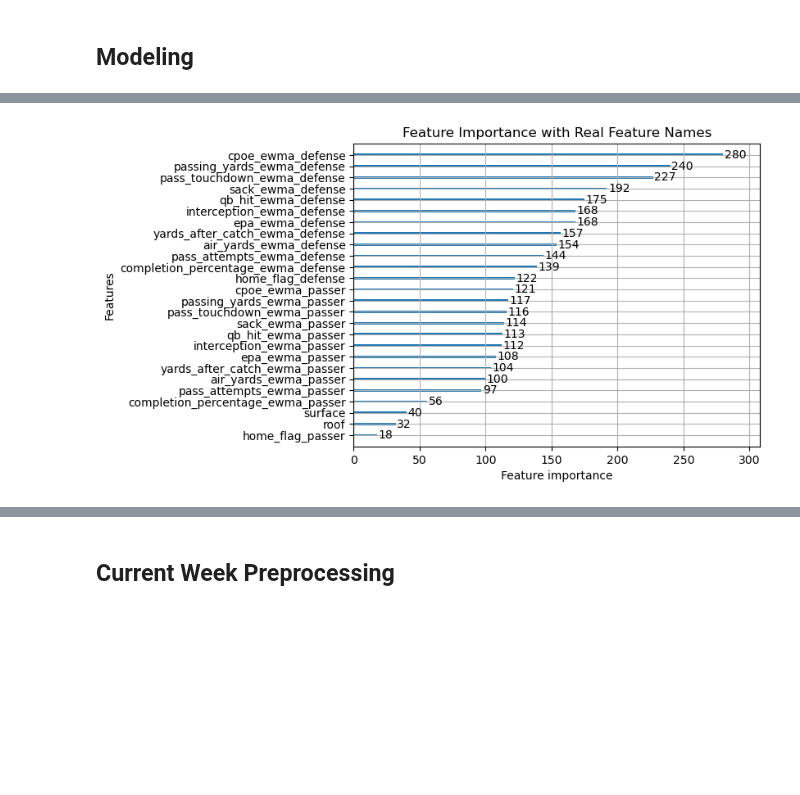
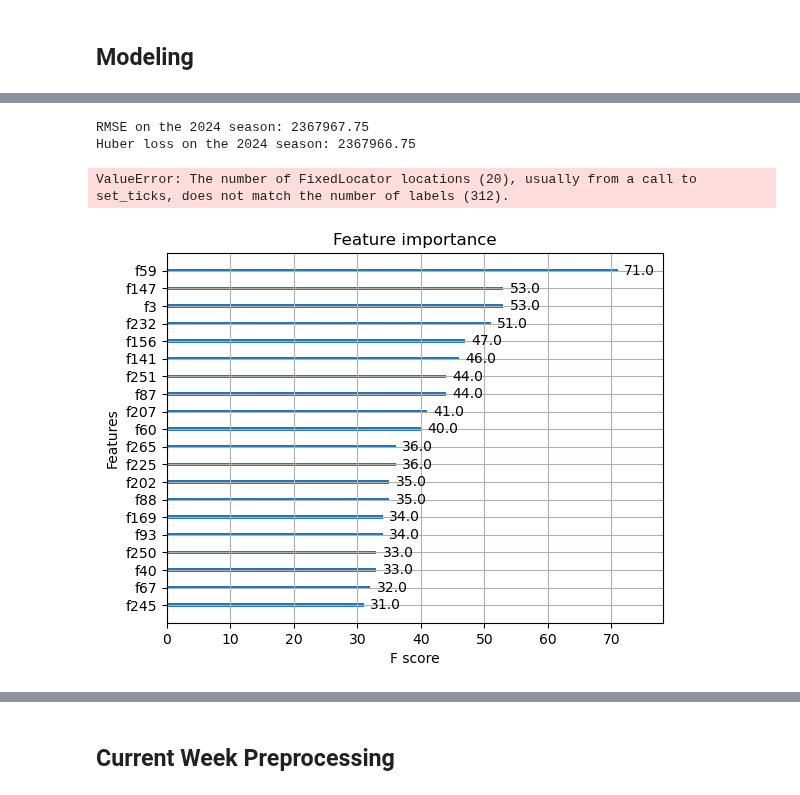
Before and after one commit to bhuggard/CheckTheCover, a Jupyter notebook: testnocom.ipynb, the cells around one changed output, grey strips where cells are left out. Drawn from its saved outputs; the diff is of its cells as text; code cells hidden in the pictures; blank space fills up the shorter version.

Commit message:
model is a mess.

```diff
--- a/testnocom.ipynb
+++ b/testnocom.ipynb
@@ -467,0 +405,59 @@ all_feature_names
+# %%
+from sklearn.pipeline import Pipeline
+from sklearn.compose import ColumnTransformer
+from sklearn.preprocessing import OneHotEncoder, PolynomialFeatures
+from sklearn.metrics import mean_squared_error
+import numpy as np
+import xgboost as xgb
+
+# Define the target and features
+target = 'passing_yards'
+features = filtered_with_ewma_it.columns.drop(['pass_attempts', 'passer_player_name', 'passing_yards', 'posteam', 'defteam', 'season', 'week', 'game_id', 'implied_total'])
+
+# Define categorical and numeric columns
+categorical_columns = ['roof', 'surface']
+numeric_columns = [col for col in features if col not in categorical_columns]
+
+# Set up the preprocessing pipeline (no scaling, just OHE and interaction terms)
+preprocessor = ColumnTransformer(
+    transformers=[
+        ('cat', OneHotEncoder(handle_unknown='ignore'), categorical_columns),
+        ('num', PolynomialFeatures(degree=2, interaction_only=True, include_bias=False), numeric_columns)
+    ]
+)
+
+# Apply the preprocessing to both training and test data
+X_train_transformed = preprocessor.fit_transform(X_train)
+X_test_transformed = preprocessor.transform(X_test)
+
+# Initialize the XGBoost model with tuned parameters
+xgb_model = xgb.XGBRegressor(
+    n_estimators=500,          # Number of boosting rounds
+    learning_rate=0.01,        # Slightly increased learning rate to speed up learning
+    max_depth=3,               # Reduced to prevent overfitting
+    subsample=0.8,             # Subsample ratio for training
+    colsample_bytree=0.8,      # Feature subsampling
+    reg_alpha=1,             # L1 regularization to reduce overfitting
+    reg_lambda=1,              # L2 regularization (default)
+    objective='reg:pseudohubererror',
+    random_state=42,
+    n_jobs=-1                  # Use all CPU cores for faster training
+)
+
+# Train the model on the entire pre-2024 data
+xgb_model.fit(X_train_transformed, y_train)
+
+# Make predictions on the 2024 season (X_test)
+y_pred = xgb_model.predict(X_test_transformed)
+
+
+# Calculate RMSE for the 2024 season predictions
+rmse = mean_squared_error(y_test, y_pred, squared=False)
+print(f"RMSE on the 2024 season: {rmse}")
+
+# Calculate Huber loss on the test set predictions (pseudo-Huber)
+huber_loss = np.mean(np.sqrt(1 + ((y_pred - y_test)**2)) - 1)
+print(f"Huber loss on the 2024 season: {huber_loss}")
+# %% [output]
+RMSE on the 2024 season: 2367967.75
+Huber loss on the 2024 season: 2367966.75
@@ -468,14 +466,19 @@ all_feature_names
 # %%
-# Assuming X_train is the dataframe used for training the model
-feature_names = X_train.columns.tolist()  # Extract feature names from the dataframe
+# Get feature names from OneHotEncoder and PolynomialFeatures
+onehot_columns = preprocessor.named_transformers_['cat'].get_feature_names_out(categorical_columns)
+poly_columns = preprocessor.named_transformers_['num'].get_feature_names_out(numeric_columns)
+
+# Combine the feature names into a single list
+feature_names = list(onehot_columns) + list(poly_columns)
 
 # Plot feature importance with proper feature names
-ax = lgb.plot_importance(lgb_model, max_num_features=26, importance_type='split')  # or 'gain' for importance by gain
-ax.set_yticklabels(feature_names)  # Replace 'column_X' with actual feature names
+ax = xgb.plot_importance(xgb_model, max_num_features=20, importance_type='weight')  # Use 'weight' or 'gain'
+ax.set_yticklabels(feature_names)  # Set feature names for y-axis
 plt.title("Feature Importance with Real Feature Names")
 plt.show()
 # %% [output]
+ValueError: The number of FixedLocator locations (20), usually from a call to set_ticks, does not match the number of labels (312).
-[figure, old version]
+[figure, new version]
 # %%
 # Ensure test_data contains the 2024 season
 test_data = filtered_with_ewma_it[filtered_with_ewma_it['season'] == 2024]
```
Also changed, not shown: parts of 19 cells of this notebook, 6 other files.
